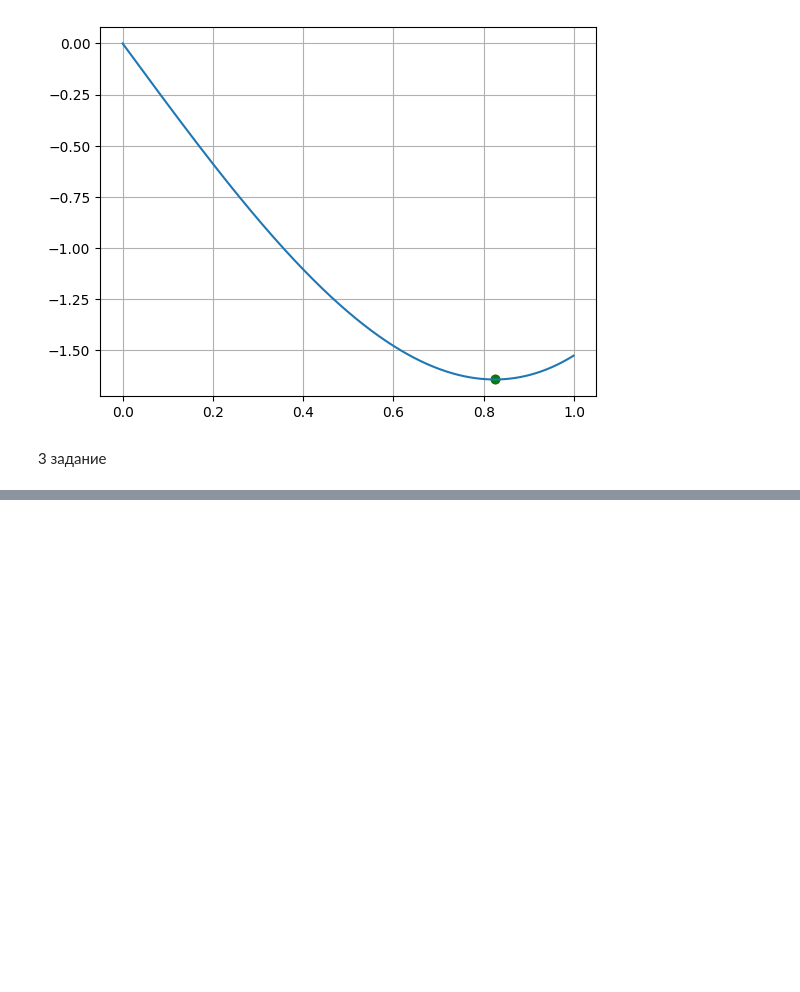
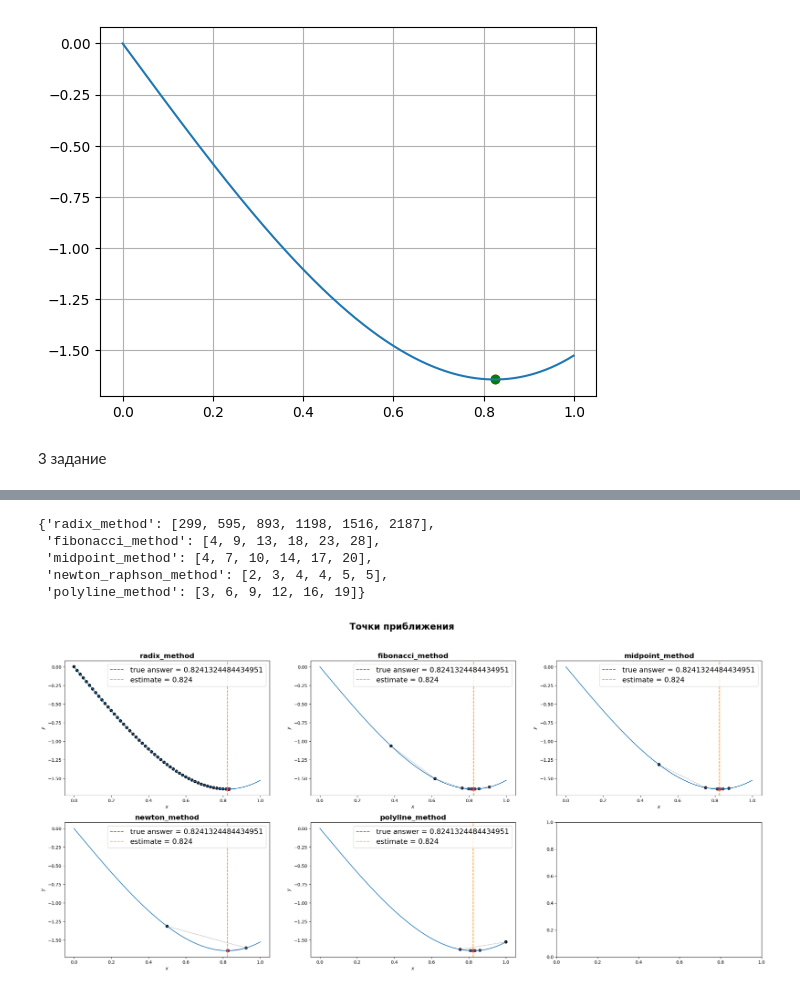
Before and after one commit to WhyNotKo/optimization, a Jupyter notebook: lab 1.ipynb, the cells around one changed output, grey strips where cells are left out. Saved outputs shown, nothing was run; the diff lists cells and outputs as text; code cells hidden in the pictures; blank space fills up the shorter version.

```diff
--- a/lab 1.ipynb
+++ b/lab 1.ipynb
@@ -10,6 +11,9 @@ def func(x):
 
 def deriv1(x):
     return 3*x**2 - 3*cos(x)
+
+def deriv2(x):
+    return 6*x + 3 * sin(x)
 # %%
 f = np.vectorize(func)
 minimum = scipy.optimize.minimize(f, 1)
@@ -102,0 +289,51 @@ polyline_method(func, deriv1, 0,1,10**-6)
+# %%
+iter_number = {'radix_method': [], 'fibonacci_method': [], 'midpoint_method': [], 'newton_raphson_method': [], 'polyline_method': []}
+lower_bound = 0
+upper_bound = 1
+x0 = 0.5
+eps = 10**-6
+for k in range(1, 6 + 1):
+    eps = 10**(-k)
+    iter_number['radix_method'].append(porazr(func, lower_bound, upper_bound, 180*2*k, eps)[1])
+    iter_number['fibonacci_method'].append(fibonacci_method(func, a=0.1, b=1, interval_length=eps, eps=eps/2)[1])
+    iter_number['midpoint_method'].append(midpoint_method(func, deriv1, lower_bound, upper_bound, eps)[1])
+    iter_number['newton_raphson_method'].append(newton_method(func, deriv1, deriv2, x0, eps)[1])
+    iter_number['polyline_method'].append(polyline_method(func, deriv1, lower_bound, upper_bound, eps)[1])
+# %%
+# results = pd.DataFrame(iter_number)
+# results.T
+iter_number
+# %% [output]
+{'radix_method': [299, 595, 893, 1198, 1516, 2187],
+ 'fibonacci_method': [4, 9, 13, 18, 23, 28],
+ 'midpoint_method': [4, 7, 10, 14, 17, 20],
+ 'newton_raphson_method': [2, 3, 4, 4, 5, 5],
+ 'polyline_method': [3, 6, 9, 12, 16, 19]}
+# %%
+eps = 10**-5
+fig, axes = plt.subplots(2,3, figsize=(28, 12))
+fig.suptitle("Точки приближения", fontweight="bold", fontsize=20)
+grid = np.linspace(lower_bound, upper_bound, 100)
+
+
+callback = LoggingCallback()  # Не забываем про логирование
+porazr(func, lower_bound, upper_bound, 60, eps, callback=callback)
+plotting(axes, 0, minimum.x[0],'radix_method')
+
+callback = LoggingCallback()
+fibonacci_method(func, lower_bound, upper_bound, interval_length=eps, eps=eps/2, callback=callback)
+plotting(axes, 1, minimum.x[0],'fibonacci_method')
+
+callback = LoggingCallback()
+midpoint_method(func, deriv1, lower_bound, upper_bound, eps, callback=callback)
+plotting(axes, 2, minimum.x[0],'midpoint_method')
+
+callback = LoggingCallback()
+newton_method(func, deriv1, deriv2, 0.5, eps, callback=callback)
+plotting(axes, 3, minimum.x[0],'newton_method')
+
+callback = LoggingCallback()
+polyline_method(func, deriv1, lower_bound, upper_bound, eps, callback=callback)
+plotting(axes, 4, minimum.x[0],'polyline_method')
+# %% [output]
+[figure, added]
```
Also changed, not shown: parts of 13 cells of this notebook.
